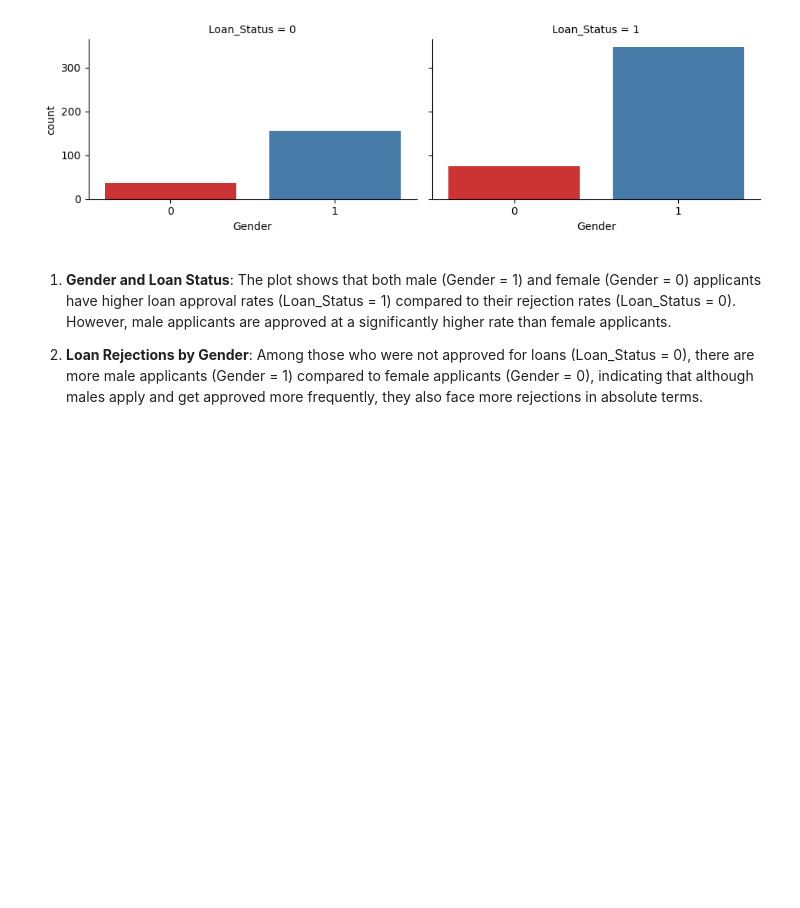
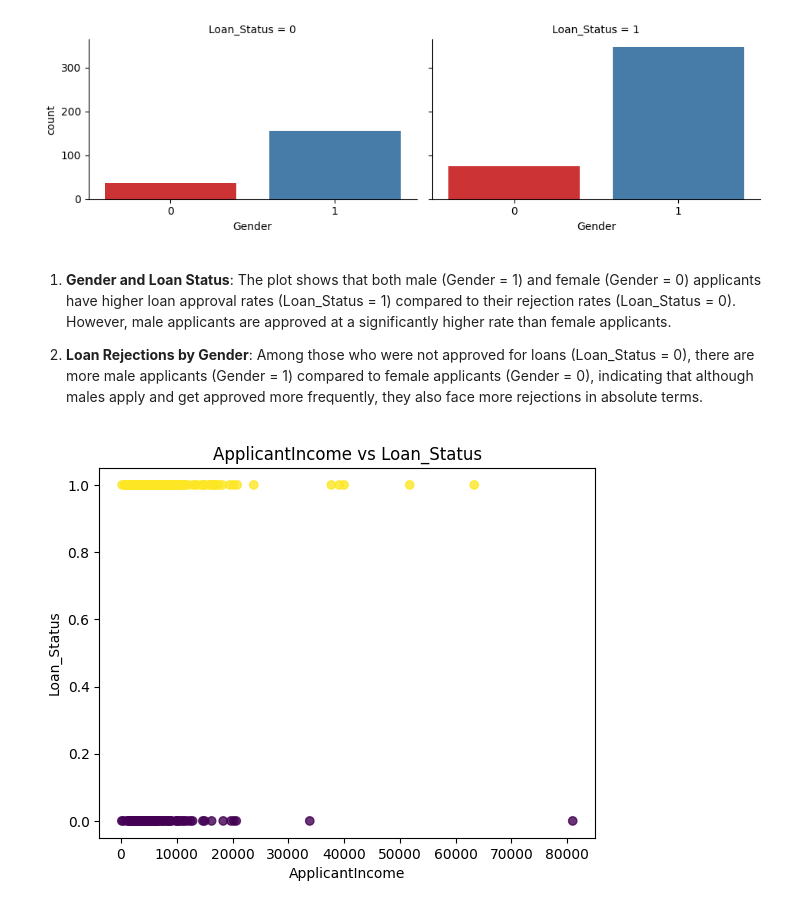
Before and after one commit to FirasKahlaoui/loan-prediction, a Jupyter notebook: loan_model.ipynb, the cells around one changed output. Drawn from its saved outputs; the diff is of its cells as text; code cells hidden in the pictures; blank space fills up the shorter version.

Commit message:
Visualisation p2

```diff
--- a/loan_model.ipynb
+++ b/loan_model.ipynb
@@ -268,3 +268,12 @@ Passing `palette` without assigning `hue` is deprecated and will be removed in v
 1. **Gender and Loan Status**: The plot shows that both male (Gender = 1) and female (Gender = 0) applicants have higher loan approval rates (Loan_Status = 1) compared to their rejection rates (Loan_Status = 0). However, male applicants are approved at a significantly higher rate than female applicants.
 
 2. **Loan Rejections by Gender**: Among those who were not approved for loans (Loan_Status = 0), there are more male applicants (Gender = 1) compared to female applicants (Gender = 0), indicating that although males apply and get approved more frequently, they also face more rejections in absolute terms.
+# %%
+# ApplicantIncome vs Loan_Status
+plt.scatter(data['ApplicantIncome'], data['Loan_Status'], alpha=0.8, c=data['Loan_Status'])
+plt.xlabel('ApplicantIncome')
+plt.ylabel('Loan_Status')
+plt.title('ApplicantIncome vs Loan_Status')
+plt.show()
+# %% [output]
+[figure, added]
```
Also changed, not shown: parts of 3 cells of this notebook.
